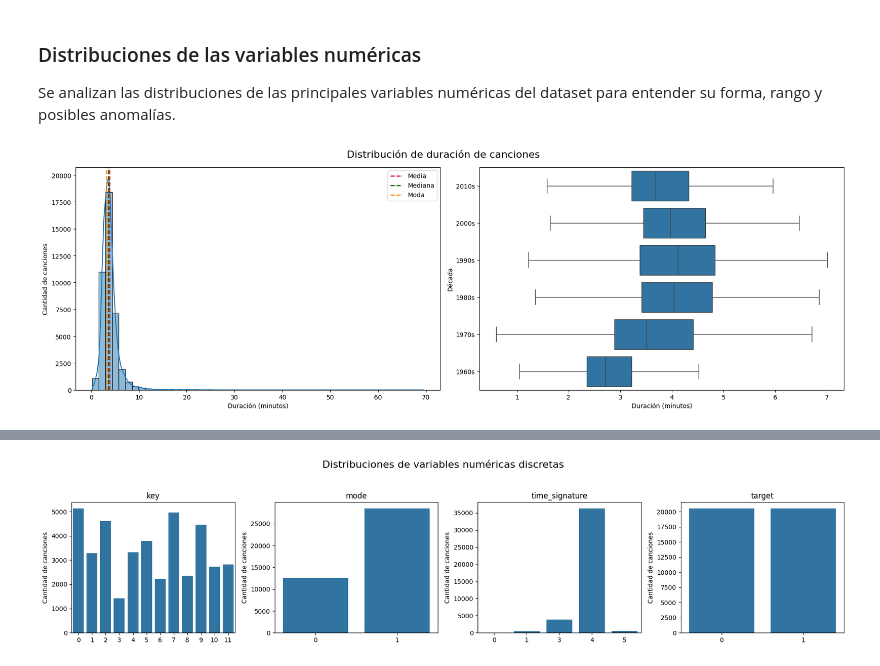
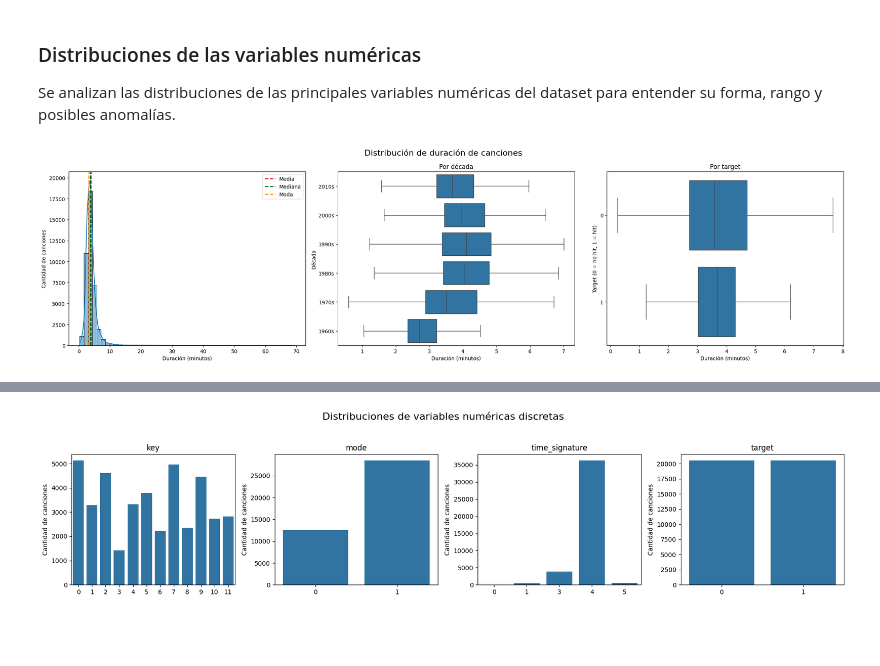
Before and after one commit to EehMauro/tp-data-science, a Jupyter notebook: tp.ipynb, the cells around one changed output, grey strips where cells are left out. Saved outputs shown, nothing was run; the diff lists cells and outputs as text; code cells hidden in the pictures; blank space fills up the shorter version.

```diff
--- a/tp.ipynb
+++ b/tp.ipynb
@@ -85,30 +85,36 @@ data.head()
 
 Se analizan las distribuciones de las principales variables numéricas del dataset para entender su forma, rango y posibles anomalías.
 # %%
-fig, axes = plt.subplots(1, 2, figsize=(18, 6))
+fig, axes = plt.subplots(1, 3, figsize=(22, 6))
 fig.suptitle('Distribución de duración de canciones', fontsize=16)
 
 axes[0].set_xlabel('Duración (minutos)')
 axes[0].set_ylabel('Cantidad de canciones')
 sns.histplot(data=data, x='duration', bins=50, kde=True, ax=axes[0])
 
 duration_mean = data['duration'].mean()
 duration_median = data['duration'].median()
 duration_mode = data['duration'].mode().iat[0]
 
 axes[0].axvline(duration_mean, color='crimson', linestyle='--', linewidth=1.8, label='Media')
 axes[0].axvline(duration_median, color='darkgreen', linestyle='--', linewidth=1.8, label='Mediana')
 axes[0].axvline(duration_mode, color='darkorange', linestyle='--', linewidth=1.8, label='Moda')
 axes[0].legend()
 
 axes[1].set_xlabel('Duración (minutos)')
 axes[1].set_ylabel('Década')
+axes[1].set_title('Por década')
 sns.boxplot(data=data, x='duration', y='decade', ax=axes[1], showfliers=False)
+
+axes[2].set_xlabel('Duración (minutos)')
+axes[2].set_ylabel('Target (0 = no hit, 1 = hit)')
+axes[2].set_title('Por target')
+sns.boxplot(data=data, x='duration', y='target', orient='h', ax=axes[2], showfliers=False)
 
 plt.tight_layout()
 plt.show()
 # %% [output]
-[figure, old version]
+[figure, new version]
 # %% [markdown]
 #### Observaciones sobre la distribución de duración
 
```
Also changed, not shown: parts of 12 cells of this notebook.
